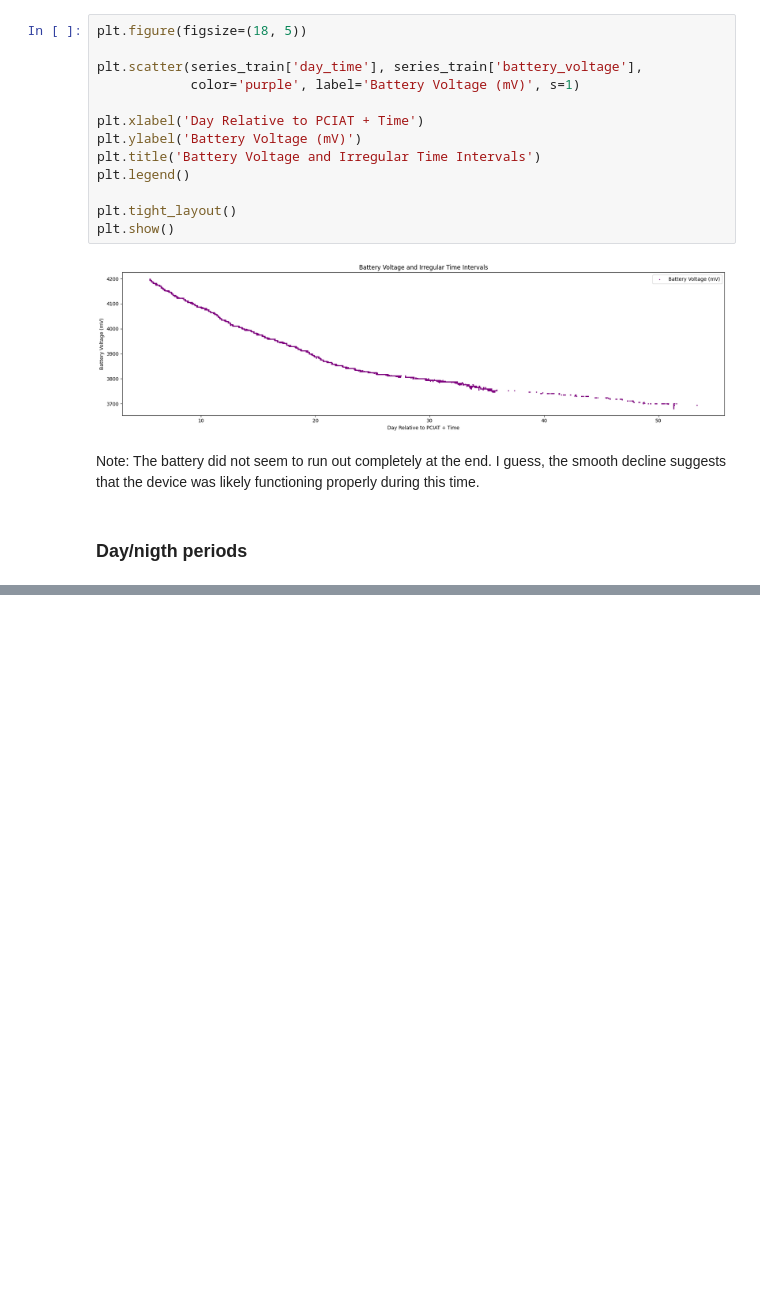
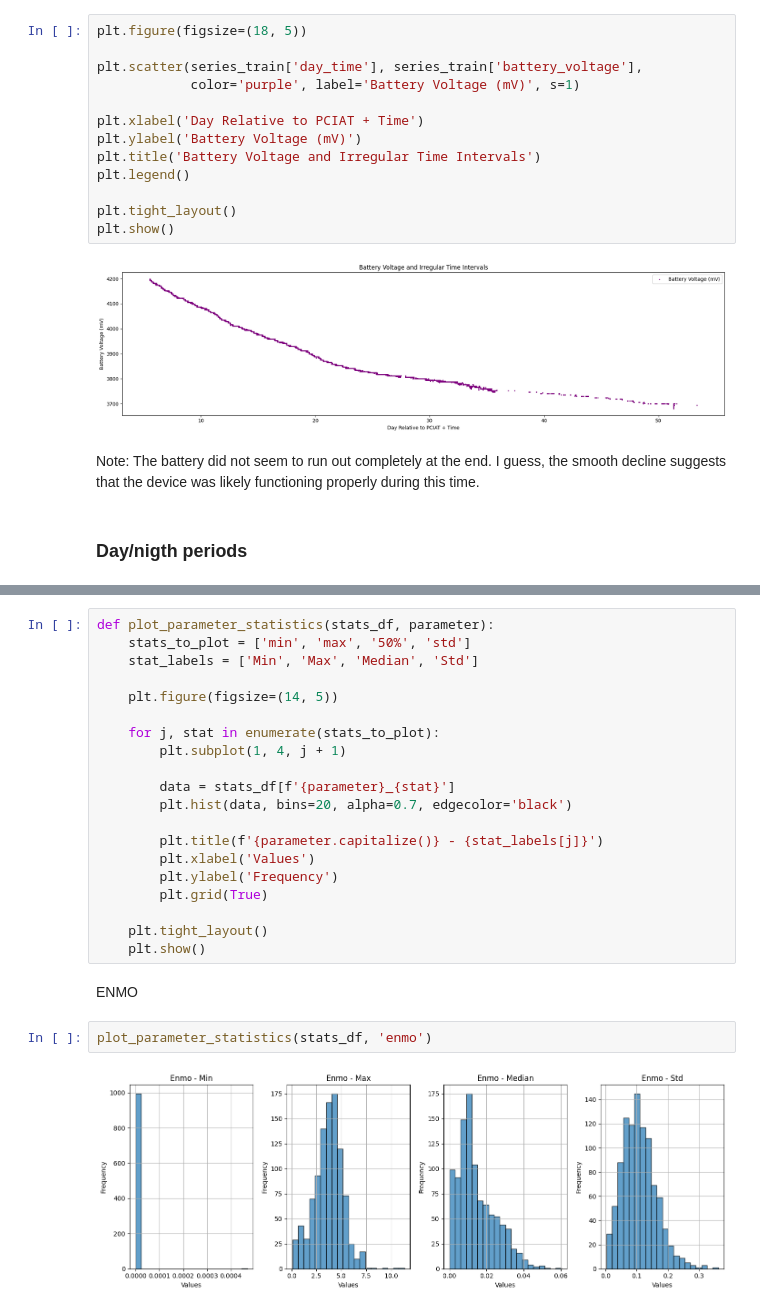
Before and after one commit to AdityaMarne/Kaggle_projects, a Jupyter notebook: ProblematicInternetUse/notebooks/EDA_Actigraphy.ipynb, the cells around one changed output, grey strips where cells are left out. Drawn from its saved outputs; the diff is of its cells as text; blank space fills up the shorter version.

```diff
--- a/ProblematicInternetUse/notebooks/EDA_Actigraphy.ipynb
+++ b/ProblematicInternetUse/notebooks/EDA_Actigraphy.ipynb
@@ -236,0 +402,26 @@ Note: The battery did not seem to run out completely at the end. I guess, the sm
+# %%
+def plot_parameter_statistics(stats_df, parameter):
+    stats_to_plot = ['min', 'max', '50%', 'std']
+    stat_labels = ['Min', 'Max', 'Median', 'Std']
+
+    plt.figure(figsize=(14, 5))
+
+    for j, stat in enumerate(stats_to_plot):
+        plt.subplot(1, 4, j + 1)
+
+        data = stats_df[f'{parameter}_{stat}']
+        plt.hist(data, bins=20, alpha=0.7, edgecolor='black')
+
+        plt.title(f'{parameter.capitalize()} - {stat_labels[j]}')
+        plt.xlabel('Values')
+        plt.ylabel('Frequency')
+        plt.grid(True)
+
+    plt.tight_layout()
+    plt.show()
+# %% [markdown]
+ENMO
+# %%
+plot_parameter_statistics(stats_df, 'enmo')
+# %% [output]
+[figure, added]
```
Also changed, not shown: parts of 29 cells of this notebook, 1 other file.
